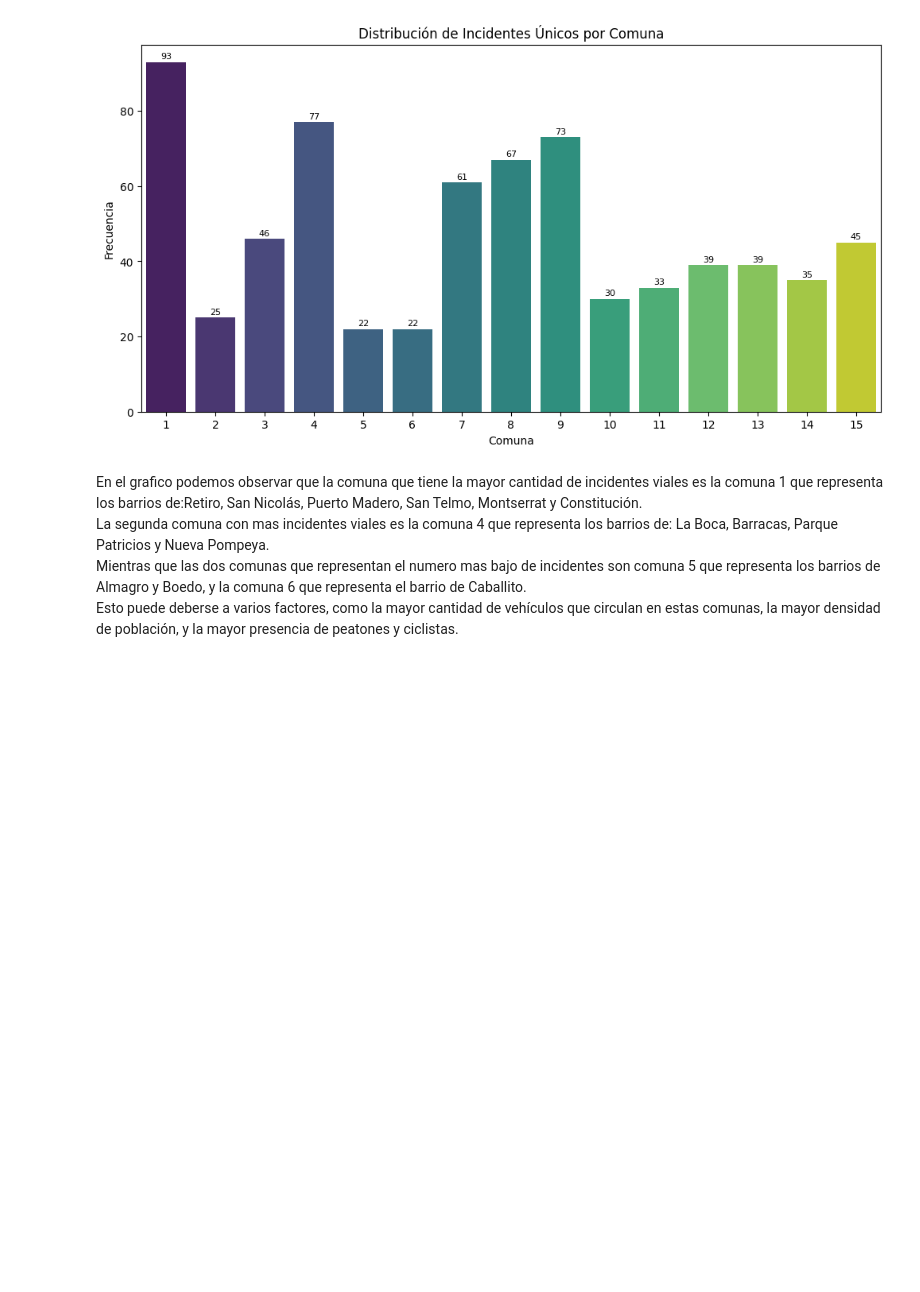
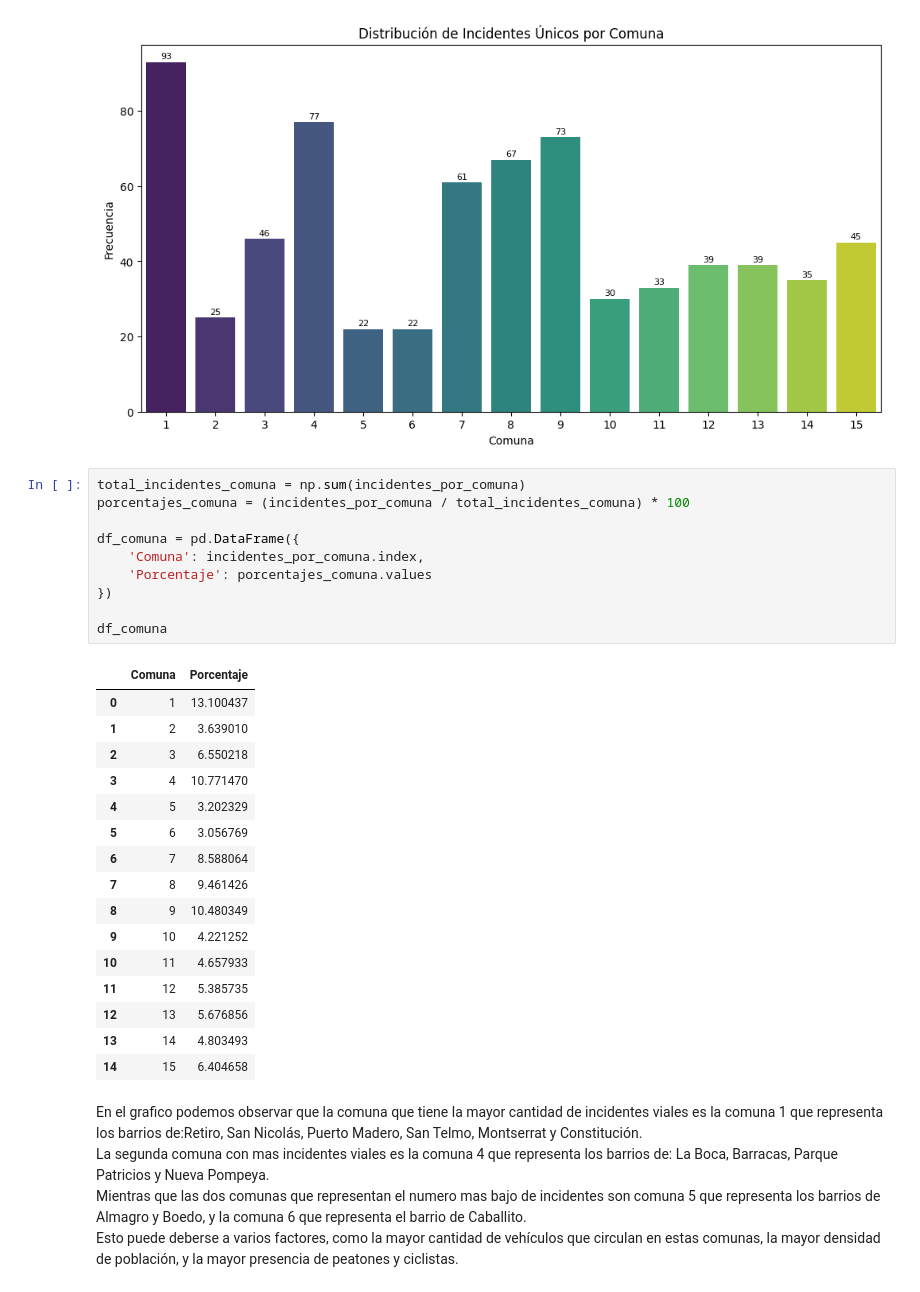
Before and after one commit to ASGuzman/PI2_Siniestros_Viales, a Jupyter notebook: EDA.ipynb, the cells around one changed output. Drawn from its saved outputs; the diff is of its cells as text; blank space fills up the shorter version.

```diff
--- a/EDA.ipynb
+++ b/EDA.ipynb
@@ -277,6 +329,33 @@ for p in a4.patches:
 plt.show()
 # %% [output]
 [figure]
+# %%
+total_incidentes_comuna = np.sum(incidentes_por_comuna)
+porcentajes_comuna = (incidentes_por_comuna / total_incidentes_comuna) * 100
+
+df_comuna = pd.DataFrame({
+    'Comuna': incidentes_por_comuna.index,
+    'Porcentaje': porcentajes_comuna.values
+})
+
+df_comuna
+# %% [output]
+|  | Comuna | Porcentaje |
+| 0 | 1 | 13.100437 |
+| 1 | 2 | 3.639010 |
+| 2 | 3 | 6.550218 |
+| 3 | 4 | 10.771470 |
+| 4 | 5 | 3.202329 |
+| 5 | 6 | 3.056769 |
+| 6 | 7 | 8.588064 |
+| 7 | 8 | 9.461426 |
+| 8 | 9 | 10.480349 |
+| 9 | 10 | 4.221252 |
+| 10 | 11 | 4.657933 |
+| 11 | 12 | 5.385735 |
+| 12 | 13 | 5.676856 |
+| 13 | 14 | 4.803493 |
+| 14 | 15 | 6.404658 |
 # %% [markdown]
 En el grafico podemos observar que la comuna que tiene la mayor cantidad de incidentes viales es la comuna 1 que representa los barrios de:Retiro, San Nicolás, Puerto Madero, San Telmo, Montserrat y Constitución. <br>
 La segunda comuna con mas incidentes viales es la comuna 4 que representa los barrios de: La Boca, Barracas, Parque Patricios y Nueva Pompeya. <br>
```
Also changed, not shown: parts of 26 cells of this notebook, 1 other file.
